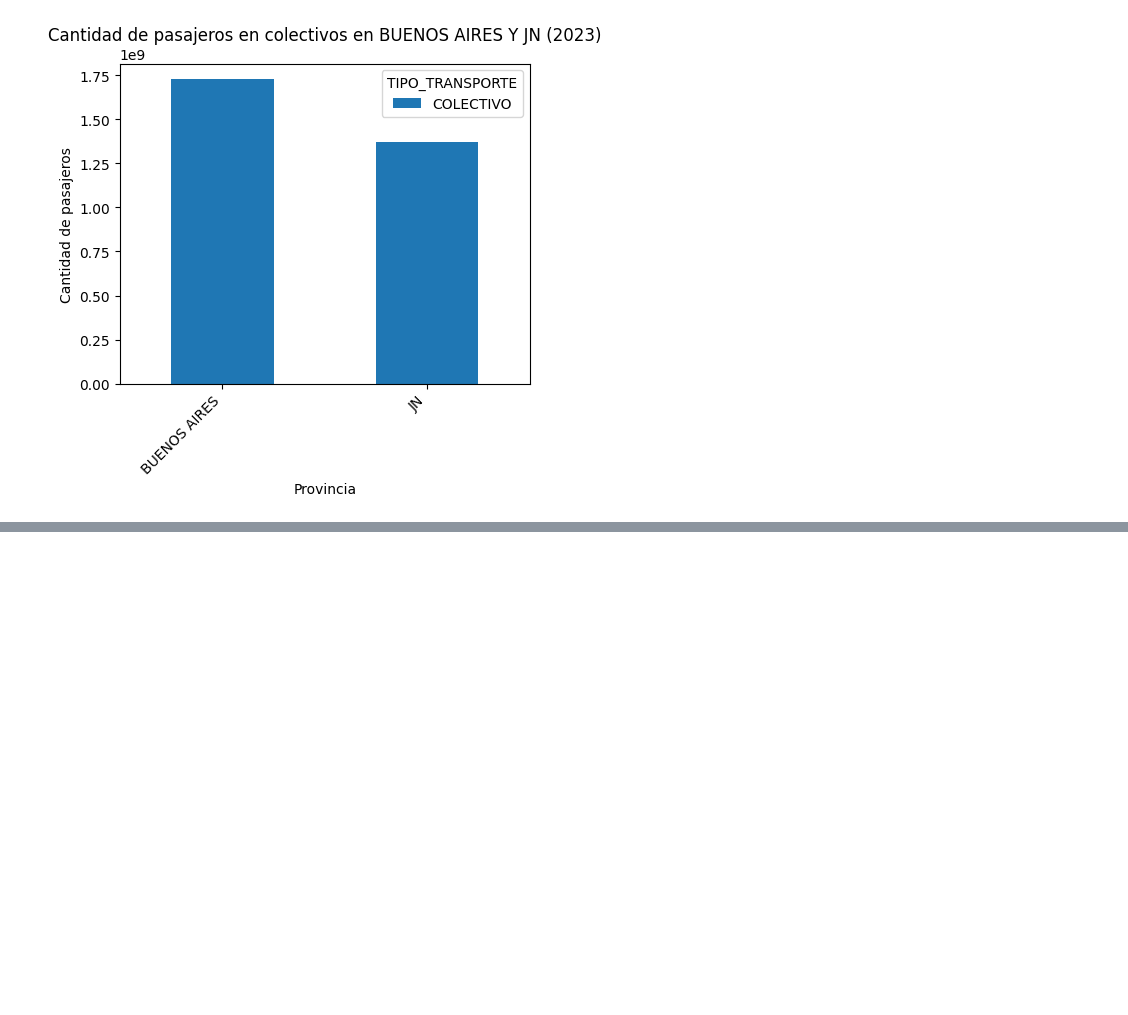
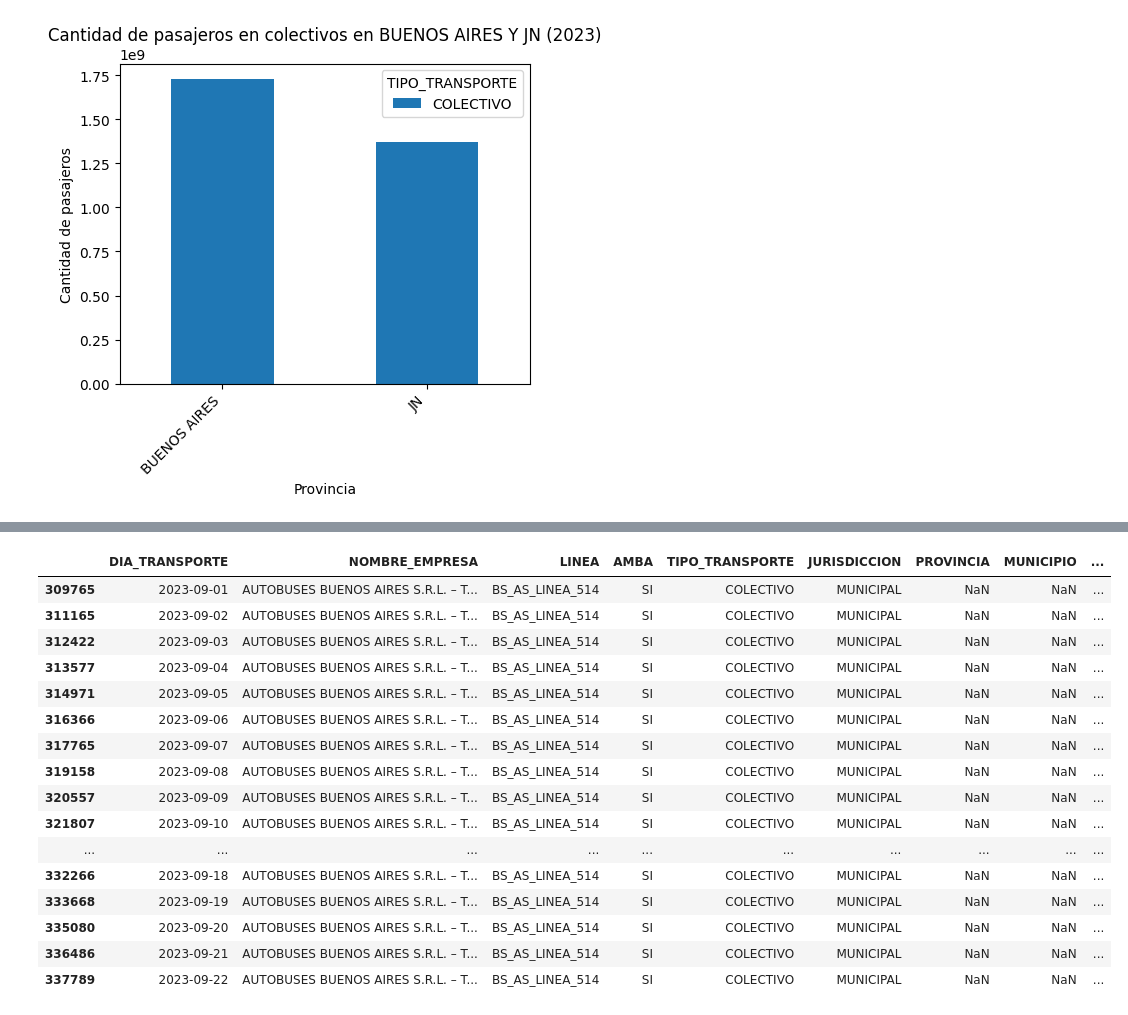
Before and after one commit to alejoGonc/labo_tp1, a Jupyter notebook: main.ipynb, the cells around one changed output, grey strips where cells are left out. Saved outputs shown, nothing was run; the diff lists cells and outputs as text; code cells hidden in the pictures; blank space fills up the shorter version.

```diff
--- a/main.ipynb
+++ b/main.ipynb
@@ -188,0 +199,21 @@ plt.show()
+# %%
+#Reviso si hay datos que en la columna de provincia sean nan y que no sean subte ya que se que estos no tienen asignada ninguna provincia
+dataset_sube[(dataset_sube["PROVINCIA"].isna()) & (dataset_sube["TIPO_TRANSPORTE"] != "SUBTE")]
+# %% [output]
+|  | DIA_TRANSPORTE | NOMBRE_EMPRESA | LINEA | AMBA | TIPO_TRANSPORTE | JURISDICCION | PROVINCIA | MUNICIPIO | ... |
+| 309765 | 2023-09-01 | AUTOBUSES BUENOS AIRES S.R.L. – T... | BS_AS_LINEA_514 | SI | COLECTIVO | MUNICIPAL | NaN | NaN | ... |
+| 311165 | 2023-09-02 | AUTOBUSES BUENOS AIRES S.R.L. – T... | BS_AS_LINEA_514 | SI | COLECTIVO | MUNICIPAL | NaN | NaN | ... |
+| 312422 | 2023-09-03 | AUTOBUSES BUENOS AIRES S.R.L. – T... | BS_AS_LINEA_514 | SI | COLECTIVO | MUNICIPAL | NaN | NaN | ... |
+| 313577 | 2023-09-04 | AUTOBUSES BUENOS AIRES S.R.L. – T... | BS_AS_LINEA_514 | SI | COLECTIVO | MUNICIPAL | NaN | NaN | ... |
+| 314971 | 2023-09-05 | AUTOBUSES BUENOS AIRES S.R.L. – T... | BS_AS_LINEA_514 | SI | COLECTIVO | MUNICIPAL | NaN | NaN | ... |
+| 316366 | 2023-09-06 | AUTOBUSES BUENOS AIRES S.R.L. – T... | BS_AS_LINEA_514 | SI | COLECTIVO | MUNICIPAL | NaN | NaN | ... |
+| 317765 | 2023-09-07 | AUTOBUSES BUENOS AIRES S.R.L. – T... | BS_AS_LINEA_514 | SI | COLECTIVO | MUNICIPAL | NaN | NaN | ... |
+| 319158 | 2023-09-08 | AUTOBUSES BUENOS AIRES S.R.L. – T... | BS_AS_LINEA_514 | SI | COLECTIVO | MUNICIPAL | NaN | NaN | ... |
+| 320557 | 2023-09-09 | AUTOBUSES BUENOS AIRES S.R.L. – T... | BS_AS_LINEA_514 | SI | COLECTIVO | MUNICIPAL | NaN | NaN | ... |
+| 321807 | 2023-09-10 | AUTOBUSES BUENOS AIRES S.R.L. – T... | BS_AS_LINEA_514 | SI | COLECTIVO | MUNICIPAL | NaN | NaN | ... |
+| ... | ... | ... | ... | ... | ... | ... | ... | ... | ... |
+| 332266 | 2023-09-18 | AUTOBUSES BUENOS AIRES S.R.L. – T... | BS_AS_LINEA_514 | SI | COLECTIVO | MUNICIPAL | NaN | NaN | ... |
+| 333668 | 2023-09-19 | AUTOBUSES BUENOS AIRES S.R.L. – T... | BS_AS_LINEA_514 | SI | COLECTIVO | MUNICIPAL | NaN | NaN | ... |
+| 335080 | 2023-09-20 | AUTOBUSES BUENOS AIRES S.R.L. – T... | BS_AS_LINEA_514 | SI | COLECTIVO | MUNICIPAL | NaN | NaN | ... |
+| 336486 | 2023-09-21 | AUTOBUSES BUENOS AIRES S.R.L. – T... | BS_AS_LINEA_514 | SI | COLECTIVO | MUNICIPAL | NaN | NaN | ... |
+| 337789 | 2023-09-22 | AUTOBUSES BUENOS AIRES S.R.L. – T... | BS_AS_LINEA_514 | SI | COLECTIVO | MUNICIPAL | NaN | NaN | ... |
```
Also changed, not shown: parts of 2 cells of this notebook.
